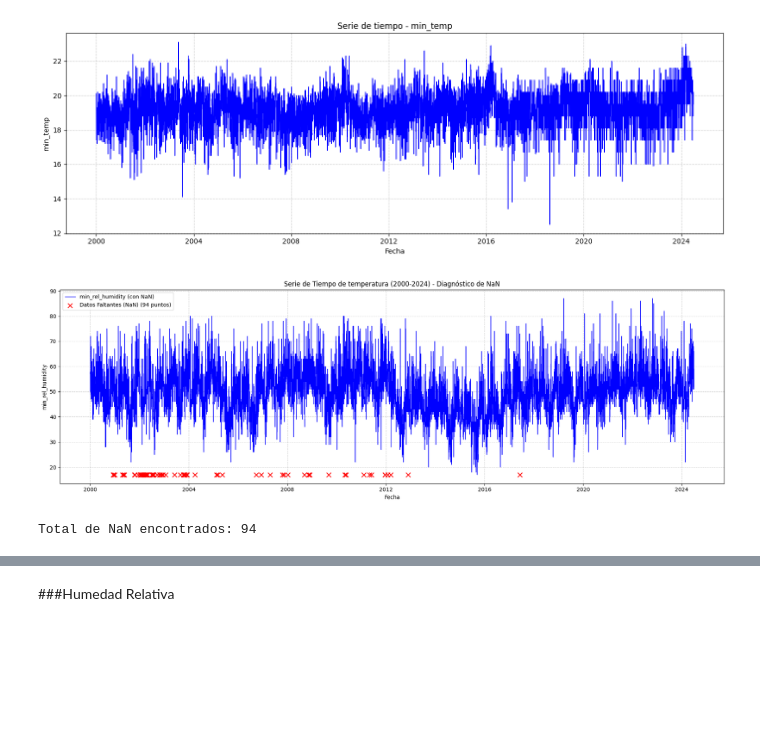
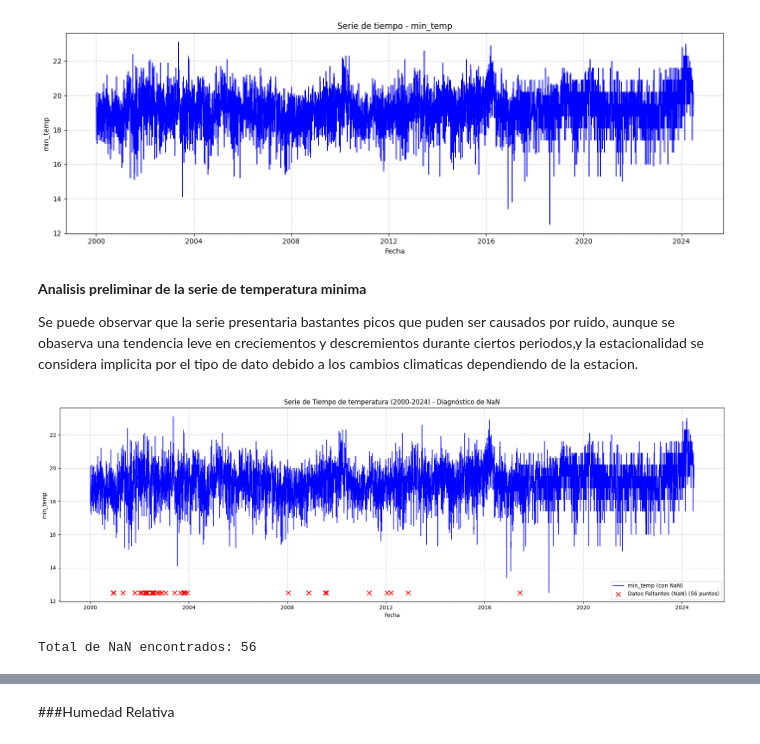
Before and after one commit to Laura9704/Fundamentos_MCD, a Jupyter notebook: Codigo_taller.ipynb, the cells around one changed output, grey strips where cells are left out. Saved outputs shown, nothing was run; the diff lists cells and outputs as text; code cells hidden in the pictures; blank space fills up the shorter version.

```diff
--- a/Codigo_taller.ipynb
+++ b/Codigo_taller.ipynb
@@ -661,6 +674,10 @@ plt.tight_layout()
 plt.show()
 # %% [output]
 [figure]
+# %% [markdown]
+**Analisis preliminar de la serie de temperatura minima**
+
+Se puede observar que la serie presentaria bastantes picos que puden ser causados por ruido, aunque se obaserva una tendencia leve en creciementos y descremientos durante ciertos periodos,y la estacionalidad se considera implicita por el tipo de dato debido a los cambios climaticas dependiendo de la estacion.
 # %%
 df["date"] = pd.to_datetime(df["date"])
 df = df.sort_values("date") # Tengan en cuenta asegurar el ordenamiento de esta serie de tiempo
@@ -670,39 +687,39 @@ plt.figure(figsize=(18, 6))
 
 # Ploteamos la serie con los NaN (la línea se romperá donde hay NaN)
 plt.plot(df["date"],
-         df["min_rel_humidity"],
+         df["min_temp"],
          color="blue",
          linewidth=1,
-         label="min_rel_humidity (con NaN)")
+         label="min_temp (con NaN)")
 
 # 2. Resaltar todos los puntos Faltantes (NaN)
-nan_values = df[df["min_rel_humidity"].isnull()]
+nan_values = df[df["min_temp"].isnull()]
 
 if not nan_values.empty:
     # Usamos el valor mínimo visible para posicionar las marcas rojas,
     # para que no interfieran con la línea.
-    min_visible_humidity = df["min_rel_humidity"].min()
+    min_visible_humidity = df["min_temp"].min()
 
     plt.scatter(nan_values["date"],
                 [min_visible_humidity] * len(nan_values),
                 color='red',
                 marker='x',
                 s=70,
                 label=f'Datos Faltantes (NaN) ({len(nan_values)} puntos)')
 else:
-    print("¡No se encontraron NaN en min_rel_humidity! La serie ya está completa.")
+    print("¡No se encontraron NaN en min_temp! La serie ya está completa.")
 
 
 plt.title("Serie de Tiempo de temperatura (2000-2024) - Diagnóstico de NaN")
 plt.xlabel("Fecha")
-plt.ylabel("min_rel_humidity")
+plt.ylabel("min_temp")
 plt.legend()
 plt.grid(True, linestyle="--", alpha=0.6)
 plt.tight_layout()
 plt.show()
 
 # 3. Diagnóstico de Fechas Específicas
 print(f"Total de NaN encontrados: {nan_values.shape[0]}")
 # %% [output]
-[figure, old version]
+[figure, new version]
-Total de NaN encontrados: 94
+Total de NaN encontrados: 56
```
Also changed, not shown: parts of 47 cells of this notebook.
